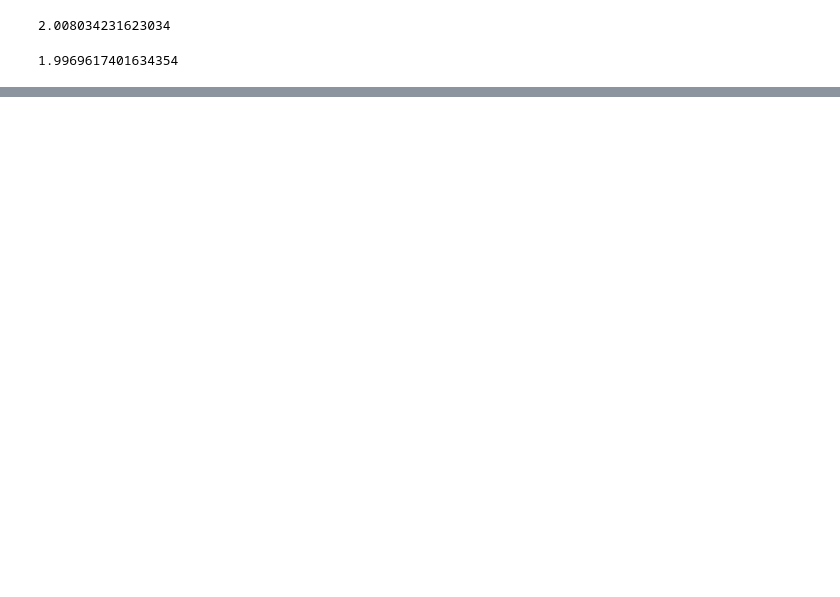
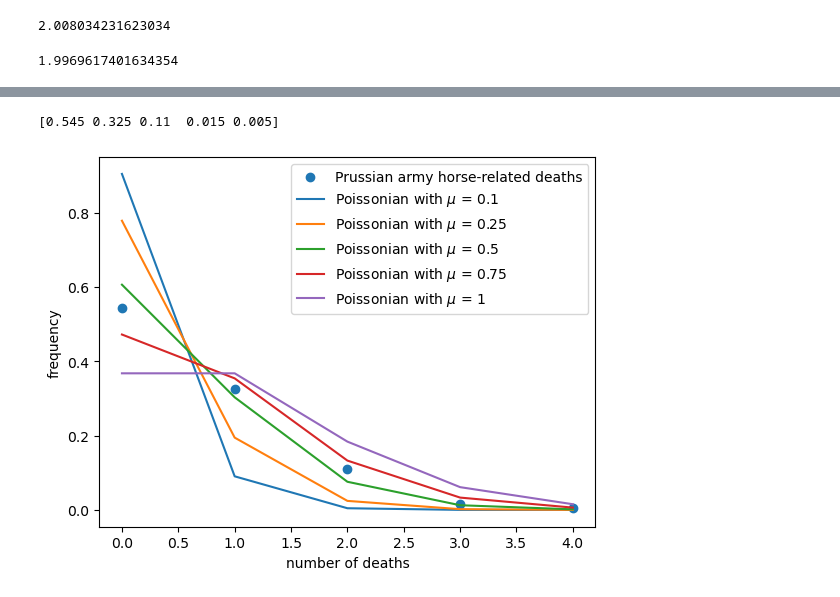
Before and after one commit to ebianchi803/astrostatistics_bicocca_2026, a Jupyter notebook: working/L03.ipynb, the cells around one changed output, grey strips where cells are left out. Drawn from its saved outputs; the diff is of its cells as text; code cells hidden in the pictures; blank space fills up the shorter version.

```diff
--- a/working/L03.ipynb
+++ b/working/L03.ipynb
@@ -58,3 +61,22 @@ plt.plot()
 # %%
-deaths = [0,1,2,3,4]
-groups = [109, 65, 22, 3, 1]
+deaths = np.array([0,1,2,3,4])
+groups = np.array([109, 65, 22, 3, 1])
+death_prob = groups/sum(groups)
+print(death_prob)
+
+plt.xlabel('number of deaths')
+plt.ylabel('frequency')
+
+plt.scatter(deaths,death_prob,label='Prussian army horse-related deaths')
+
+x = np.arange(0,5)
+for mu in [0.1,0.25,0.5,0.75,1]:
+    dist = poisson(mu)
+    y = dist.pmf(x)
+    plt.plot(x,y,label=f'Poissonian with $\mu$ = '+ str(mu))
+
+plt.legend()
+plt.show()
+# %% [output]
+[0.545 0.325 0.11  0.015 0.005]
+[figure, added]
```
Also changed, not shown: parts of 4 cells of this notebook.
